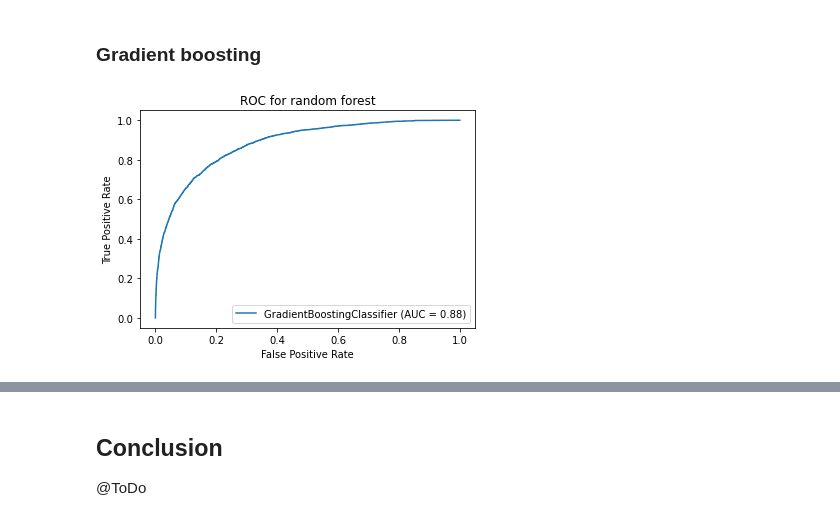
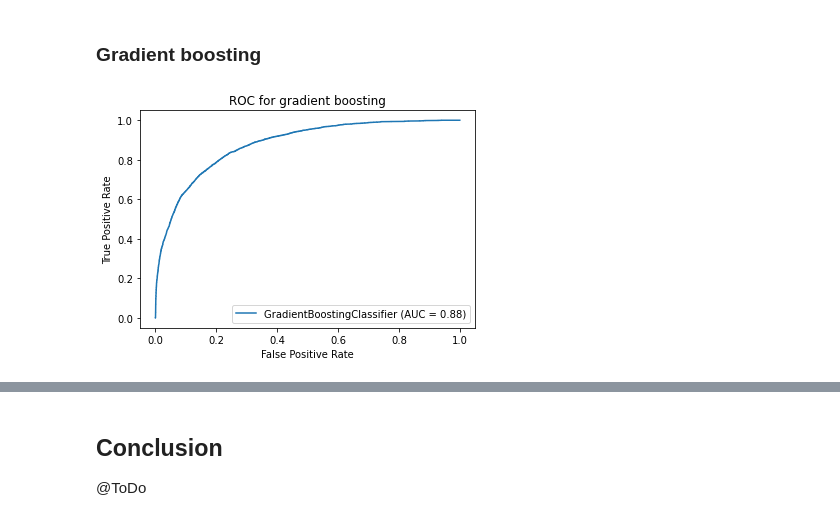
Before and after one commit to mini-pw/2021L-WUM, a Jupyter notebook: Prace_domowe/Praca_domowa3/Grupa4/Yevhenii_Vinichenko/pd3.ipynb, the cells around one changed output, grey strips where cells are left out. Saved outputs shown, nothing was run; the diff lists cells and outputs as text; code cells hidden in the pictures.

```diff
--- a/Prace_domowe/Praca_domowa3/Grupa4/Yevhenii_Vinichenko/pd3.ipynb
+++ b/Prace_domowe/Praca_domowa3/Grupa4/Yevhenii_Vinichenko/pd3.ipynb
@@ -105,2 +103,8 @@ def get_stats(classifier, X_test, y_test):
+# %%
+
+scaler = MinMaxScaler()
+scaler.fit(X_train)
+X_train = scaler.transform(X_train)
+X_test = scaler.transform(X_test)
 # %% [markdown]
 Wykorzystane miary to:
@@ -110,6 +117,2 @@ Wykorzystane miary to:
 # %% [markdown]
 ### Logistic regression
-# %%
-lg = LogisticRegression(max_iter = 400, random_state=0)
-lg.fit(X_train, y_train)
-get_stats(lg, X_test, y_test)
@@ -128,0 +119,7 @@ Please also refer to the documentation for alternative solver options:
+# %%
+lr = LogisticRegression(max_iter = 100, random_state=0, penalty='l1', solver='liblinear', class_weight='balanced')
+lr.fit(X_train, y_train)
+
+metrics.plot_roc_curve(lr, X_test, y_test)
+plt.title("ROC for logistic regression")
+plt.show()
@@ -129,7 +143,7 @@ Please also refer to the documentation for alternative solver options:
 # %% [markdown]
 ### Random forest
 # %%
-rfc = RandomForestClassifier(max_depth=16, n_estimators=400, random_state=0)
+rfc = RandomForestClassifier(max_depth=20, n_estimators=200, random_state=0)
 rfc.fit(X_train, y_train)
 
 metrics.plot_roc_curve(rfc, X_test, y_test)
@@ -154,13 +169,14 @@ Specificity: 0.96
 # %% [markdown]
 ### Gradient boosting
 # %%
-gbc = GradientBoostingClassifier(n_estimators=100, learning_rate=0.1, max_depth=4, random_state=0)
+gbc = GradientBoostingClassifier(n_estimators=50, learning_rate=0.3, max_depth=8, random_state=0)
 gbc.fit(X_train, y_train)
+
 metrics.plot_roc_curve(gbc, X_test, y_test)
 plt.title("ROC for gradient boosting")
 plt.show()
 # %% [output]
-[figure, old version]
+[figure, new version]
 # %%
 plot_confusion_matrix(gbc, X_test, y_test)
 plt.title("Gradient boosting confusion matrix")
```
Also changed, not shown: parts of 13 cells of this notebook.
